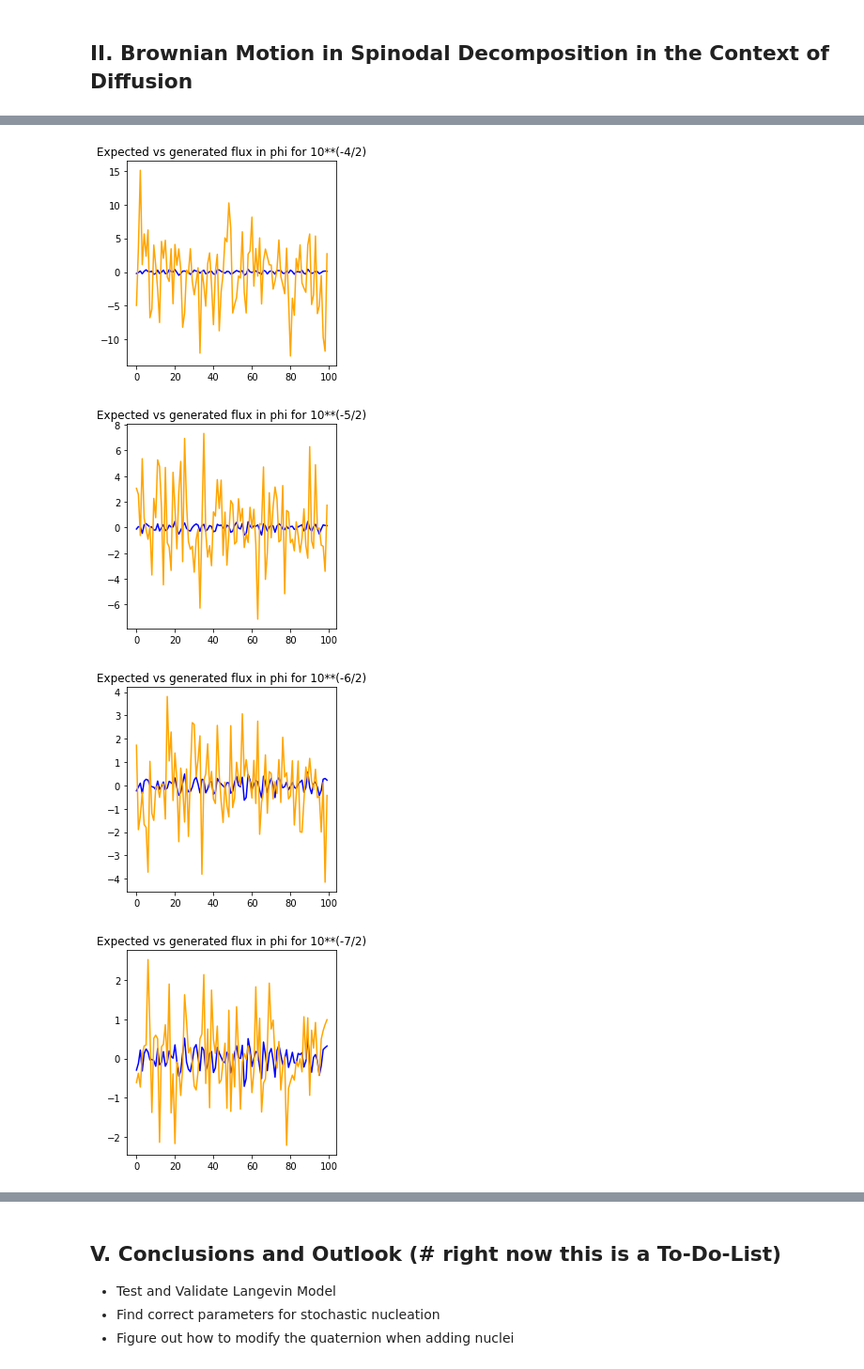
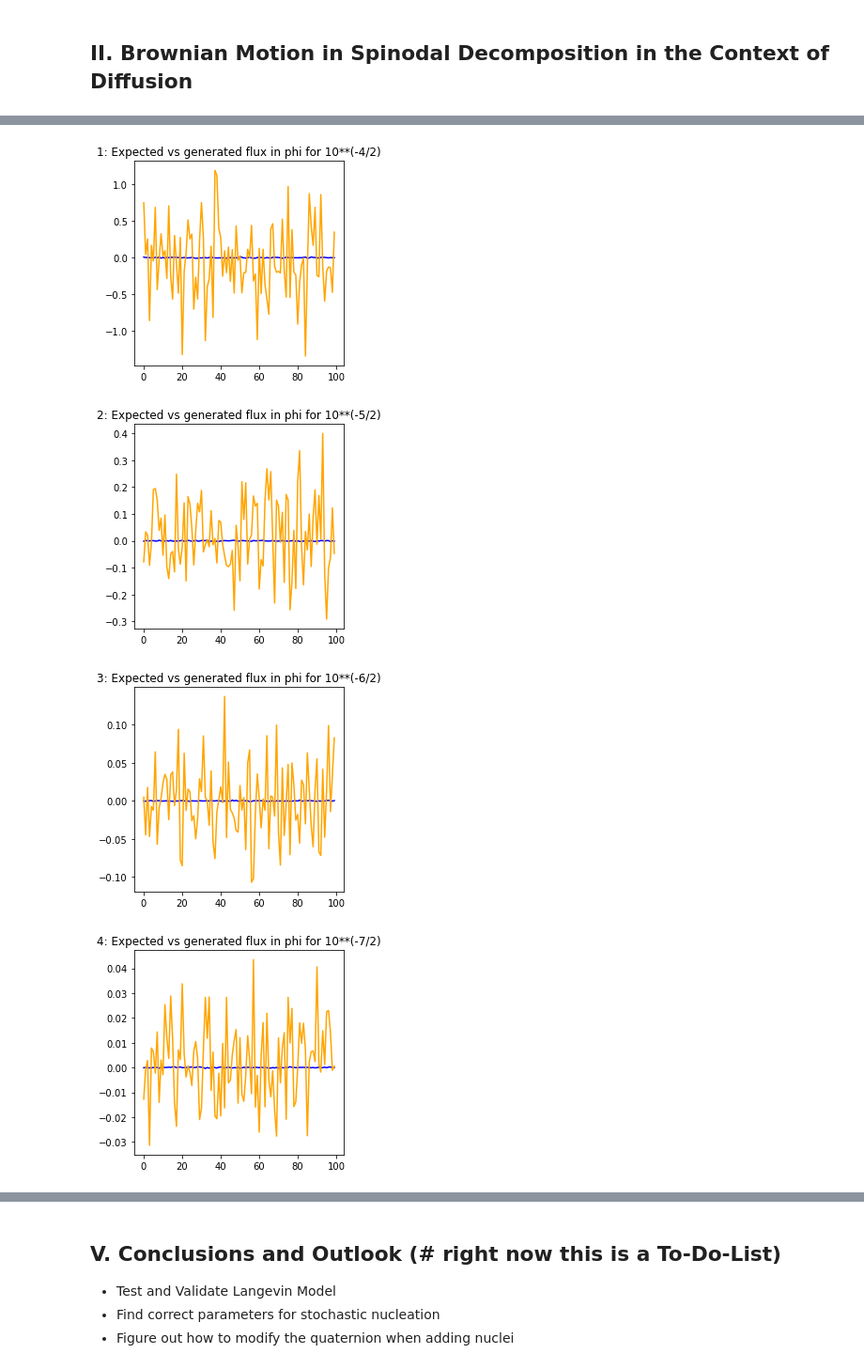
Before and after one commit to AdditiveModeling/noise, a Jupyter notebook: Noise in Phase Field Modelling.ipynb, the cells around one changed output, grey strips where cells are left out. Shown at 94% size. Cells and saved outputs as stored; diff of their text form; code cells hidden in the pictures.

```diff
--- a/Noise in Phase Field Modelling.ipynb
+++ b/Noise in Phase Field Modelling.ipynb
@@ -166,7 +182,7 @@ new noise multiplication factor:  0.001
 #===================================== FIND FLUXES 1D CASE ==============================
 def find_expected_flux_x(grid, D, dx):
     #according to ficks law of diffusion
-    return -D*(np.roll(grid, -1, 0)-np.roll(grid, 1, 0))/(2*dx)
+    return D*(np.roll(grid, -1, 0)+np.roll(grid, 1, 0)-2*grid)/(dx**2)
 
 def add_noise(phi, m):
     #use the same approach to find the flux
@@ -181,21 +197,21 @@ def find_time_flux_x(grid, dx, dt, m):
     return (grid2-grid)*dx/dt
 # %%
 from matplotlib import rc
-phi=np.full(100, 0.5)
 x=np.arange(0, 100, 1)
-j=0
 M=0.25
 
 for i in range (4,8):
     m_i=10**(-i/2)
-    phi=add_noise(phi, m_i)
+    phi=np.full((100,100), 0.5)
+    #use the case after one run of simulation as initial condition
+    phi=simulate(phi, m_i)
     plt.figure()
-    plt.plot(x, find_expected_flux_x(phi, 0.25, 1.),label='expected', color='blue')
-    plt.plot(x, find_time_flux_x(phi, 1., 0.25, m_i),label='generated', color='orange')
-    plt.title('Expected vs generated flux in phi for 10**(-'+ str(i)+'/2)')
+    plt.plot(x, find_expected_flux_x(phi, 2*M, 1.)[0],label='expected', color='blue')
+    plt.plot(x, find_time_flux_x(phi, 1., 0.25, m_i)[0],label='generated', color='orange')
+    plt.title(str(i-3)+': Expected vs generated flux in phi for 10**(-'+ str(i)+'/2)')
     plt.show()
 # %% [output]
-[figure, old version]
+[figure, new version]
-[figure, old version]
+[figure, new version]
-[figure, old version]
+[figure, new version]
-[figure, old version]
+[figure, new version]
```
Also changed, not shown: parts of 26 cells of this notebook, 3 other files.
